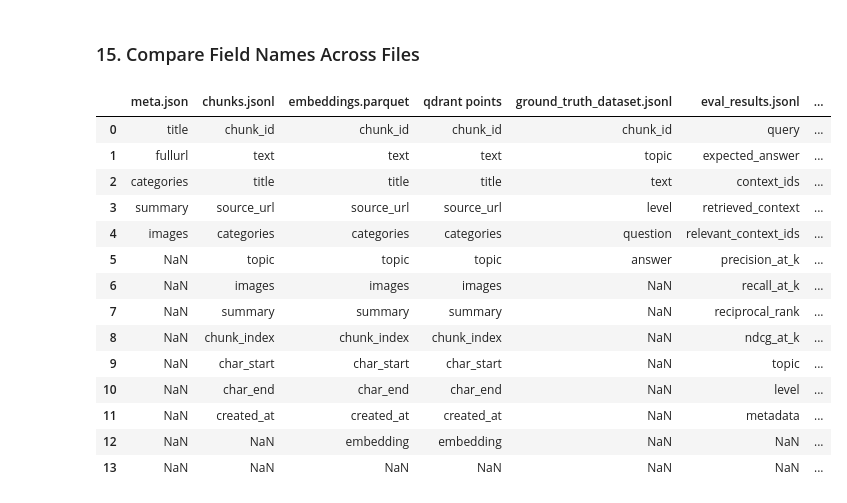
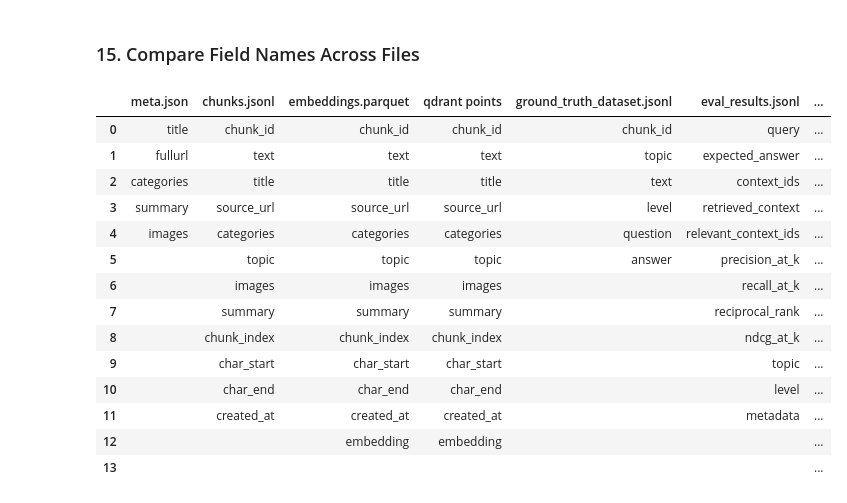
Before and after one commit to lkirch/ScienceSage, a Jupyter notebook: notebooks/sanity_check.ipynb, the cells around one changed output. Drawn from its saved outputs; the diff is of its cells as text; code cells hidden in the pictures.

```diff
--- a/notebooks/sanity_check.ipynb
+++ b/notebooks/sanity_check.ipynb
@@ -337,39 +337,40 @@ try:
     points, _ = qdrant.scroll(collection_name=QDRANT_COLLECTION, limit=1, with_payload=True)
     if points and hasattr(points[0], "payload"):
         summary["qdrant points"] = list(points[0].payload.keys())
     else:
         summary["qdrant points"] = []
 except Exception:
     summary["qdrant points"] = []
 
 # ground_truth_dataset.jsonl
 summary["ground_truth_dataset.jsonl"] = get_jsonl_fields("../data/ground_truth/ground_truth_dataset.jsonl")
 
 # eval_results.jsonl
 summary["eval_results.jsonl"] = get_jsonl_fields("../data/eval/eval_results.jsonl")
 
 # llm_eval.jsonl
 summary["llm_eval.jsonl"] = get_jsonl_fields("../data/eval/llm_eval.jsonl")
 
 # feedback.jsonl
 summary["feedback.jsonl"] = get_jsonl_fields("../data/feedback/feedback.jsonl")
 
 # Display as table
 df = pd.DataFrame(dict([(k, pd.Series(v)) for k, v in summary.items()]))
+df = df.fillna("")  # Replace NaN with blank
 display(df)
 # %% [output]
 |  | meta.json | chunks.jsonl | embeddings.parquet | qdrant points | ground_truth_dataset.jsonl | eval_results.jsonl | ... |
 | 0 | title | chunk_id | chunk_id | chunk_id | chunk_id | query | ... |
 | 1 | fullurl | text | text | text | topic | expected_answer | ... |
 | 2 | categories | title | title | title | text | context_ids | ... |
 | 3 | summary | source_url | source_url | source_url | level | retrieved_context | ... |
 | 4 | images | categories | categories | categories | question | relevant_context_ids | ... |
-| 5 | NaN | topic | topic | topic | answer | precision_at_k | ... |
-| 6 | NaN | images | images | images | NaN | recall_at_k | ... |
-| 7 | NaN | summary | summary | summary | NaN | reciprocal_rank | ... |
-| 8 | NaN | chunk_index | chunk_index | chunk_index | NaN | ndcg_at_k | ... |
-| 9 | NaN | char_start | char_start | char_start | NaN | topic | ... |
-| 10 | NaN | char_end | char_end | char_end | NaN | level | ... |
-| 11 | NaN | created_at | created_at | created_at | NaN | metadata | ... |
-| 12 | NaN | NaN | embedding | embedding | NaN | NaN | ... |
-| 13 | NaN | NaN | NaN | NaN | NaN | NaN | ... |
+| 5 |  | topic | topic | topic | answer | precision_at_k | ... |
+| 6 |  | images | images | images |  | recall_at_k | ... |
+| 7 |  | summary | summary | summary |  | reciprocal_rank | ... |
+| 8 |  | chunk_index | chunk_index | chunk_index |  | ndcg_at_k | ... |
+| 9 |  | char_start | char_start | char_start |  | topic | ... |
+| 10 |  | char_end | char_end | char_end |  | level | ... |
+| 11 |  | created_at | created_at | created_at |  | metadata | ... |
+| 12 |  |  | embedding | embedding |  |  | ... |
+| 13 |  |  |  |  |  |  | ... |
```
